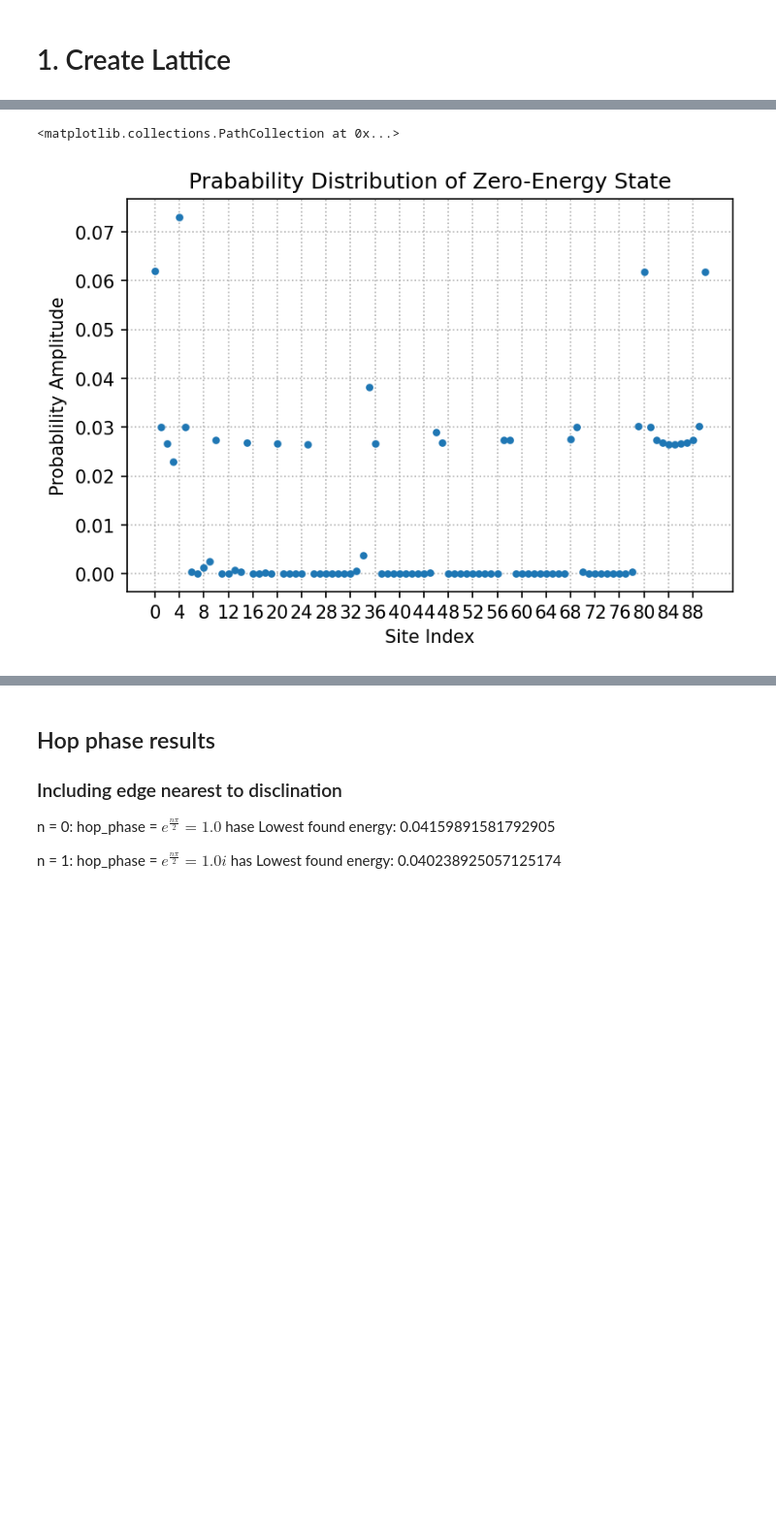
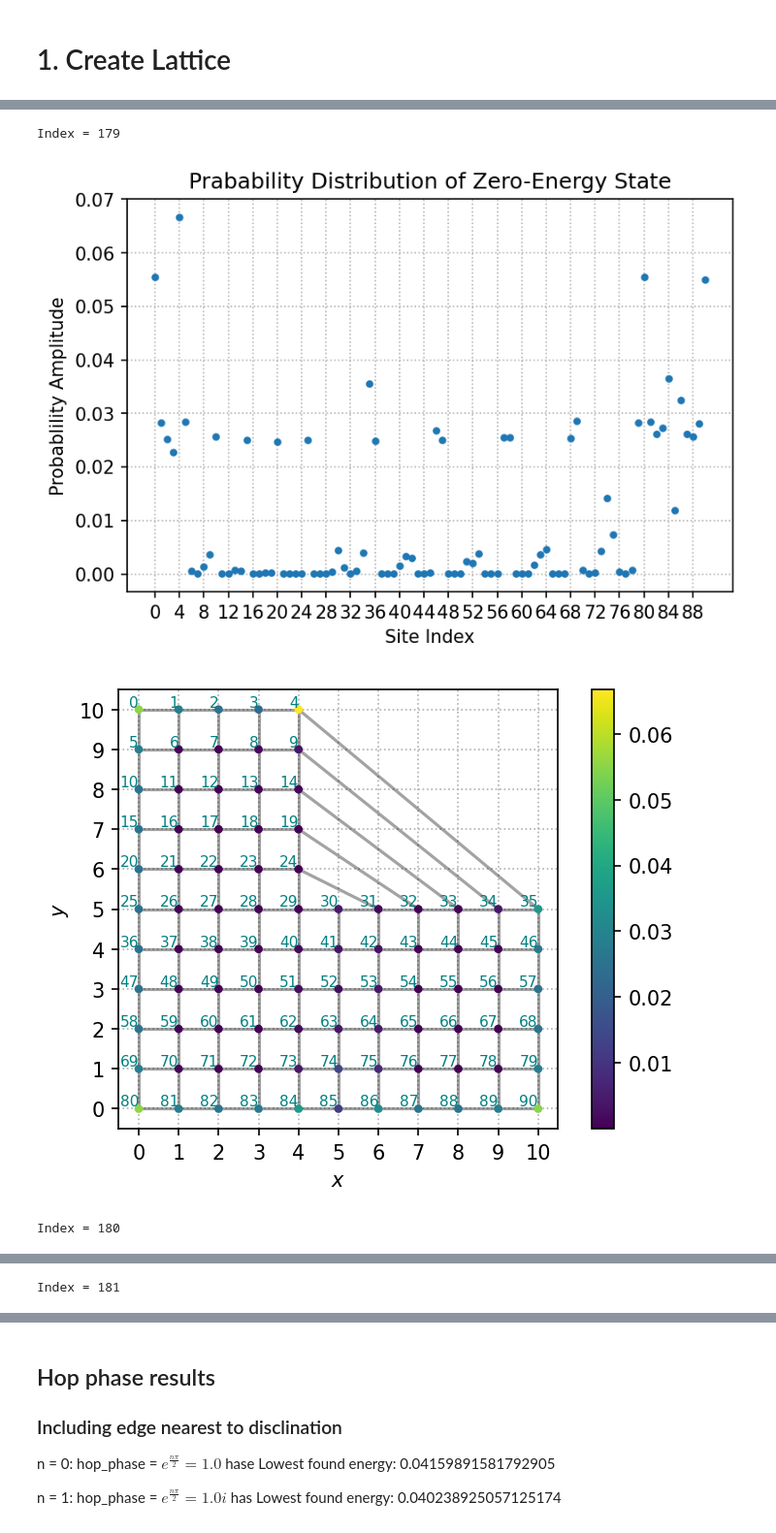
Before and after one commit to isschoch/chiral-p-wave-on-buckyball-geometry, a Jupyter notebook: sc_disclination.ipynb, the cells around one changed output, grey strips where cells are left out. Shown at 97% size. Drawn from its saved outputs; the diff is of its cells as text; code cells hidden in the pictures; blank space fills up the shorter version.

```diff
--- a/sc_disclination.ipynb
+++ b/sc_disclination.ipynb
@@ -80,28 +85,31 @@ Index of lowest absolute energy:  182
 # %%
-# gs_wave_function = states[:, gs_idx]
-# gs_probabilities_nambu = np.square(np.abs(gs_wave_function))
-# gs_probabilities = np.zeros(shape=(num_sites, 1))
+for gs_idx in range(gs_idx - 3, gs_idx + 4):
+    print("Index =", gs_idx)
+    gs_wave_function = states[:, gs_idx]
+    gs_probabilities_nambu = np.square(np.abs(gs_wave_function))
+    gs_probabilities = np.zeros(shape=(num_sites, 1))
 
-# low_energy_indices = [gs_idx]
-# for gs_idx in low_energy_indices:
-#     for site_idx in range(num_sites):
-#         gs_probabilities[site_idx] += np.sum(
-#             np.square(np.abs(states[site_idx, gs_idx]))
-#         ) / len(low_energy_indices)
+    for site_idx in range(num_sites):
+        gs_probabilities[site_idx] = np.sum(
+            gs_probabilities_nambu[block_indices[site_idx]]
+        )
 
-gs_wave_function = states[:, gs_idx]
-gs_probabilities_nambu = np.square(np.abs(gs_wave_function))
-gs_probabilities = np.zeros(shape=(num_sites, 1))
+    plt.xlabel("Site Index")
+    plt.xticks(range(0, num_sites, num_sites // min(num_sites, 20)))
+    plt.ylabel("Probablility Amplitude")
+    plt.title("Prabability Distribution of Zero-Energy State")
+    plt.grid(linestyle=":", zorder=-10)
+    plt.scatter(range(num_sites), gs_probabilities, s=10, zorder=10)
 
-for site_idx in range(num_sites):
-    gs_probabilities[site_idx] = np.sum(gs_probabilities_nambu[block_indices[site_idx]])
+    x_values = [k[0] for k in lattice_sites]
+    y_values = [k[1] for k in lattice_sites]
 
-plt.xlabel("Site Index")
-plt.xticks(range(0, num_sites, num_sites // min(num_sites, 20)))
-plt.ylabel("Probablility Amplitude")
-plt.title("Prabability Distribution of Zero-Energy State")
-plt.grid(linestyle=":", zorder=-10)
-plt.scatter(range(num_sites), gs_probabilities, s=10, zorder=10)
+    color_map = plt.get_cmap("viridis")
+    sc = lattice.plot(True, c=(gs_probabilities), cmap=color_map)
+    plt.colorbar(sc)
+    plt.show()
 # %% [output]
-<matplotlib.collections.PathCollection at 0x...>
+Index = 179
-[figure, old version]
+[figure, new version]
+[figure, added]
+Index = 180
@@ -107,0 +118 @@ plt.scatter(range(num_sites), gs_probabilities, s=10, zorder=10)
+Index = 181
```
Also changed, not shown: parts of 7 cells of this notebook, 7 other files.
